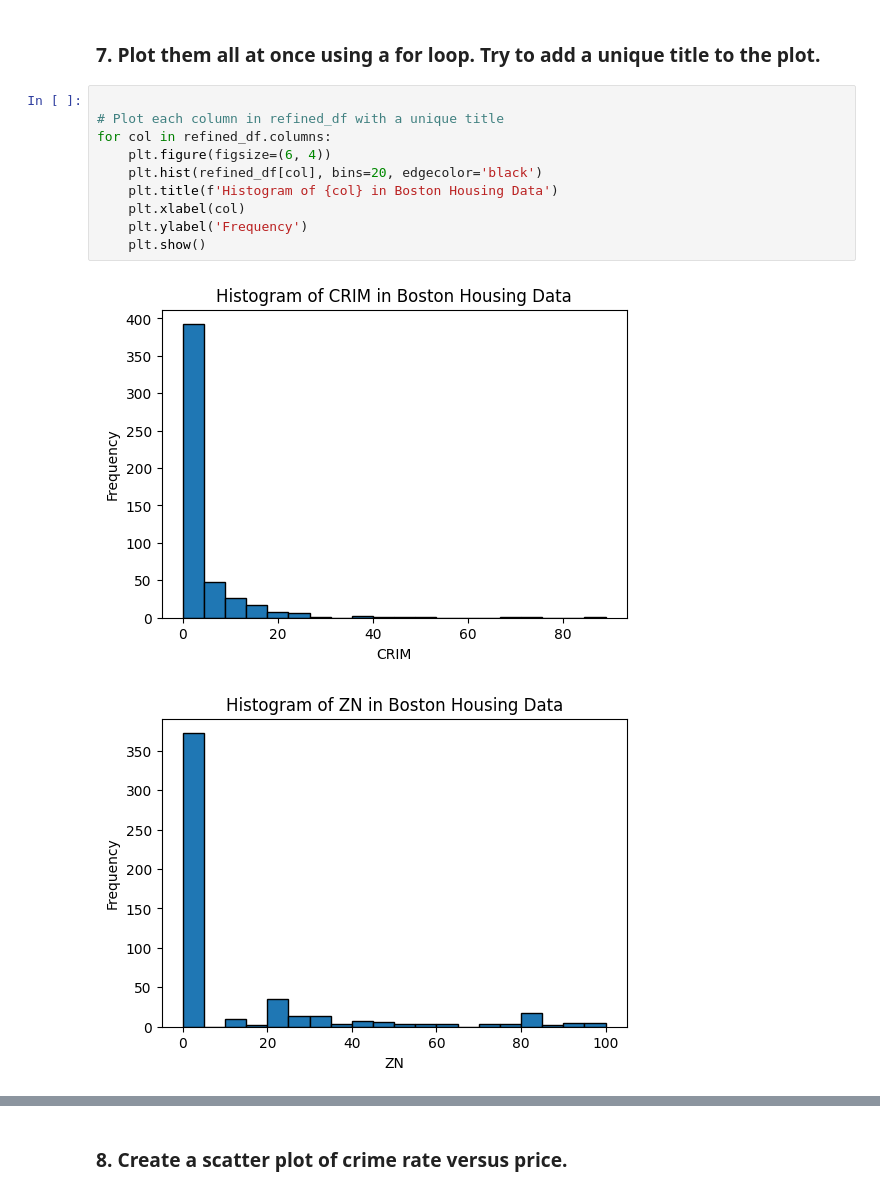
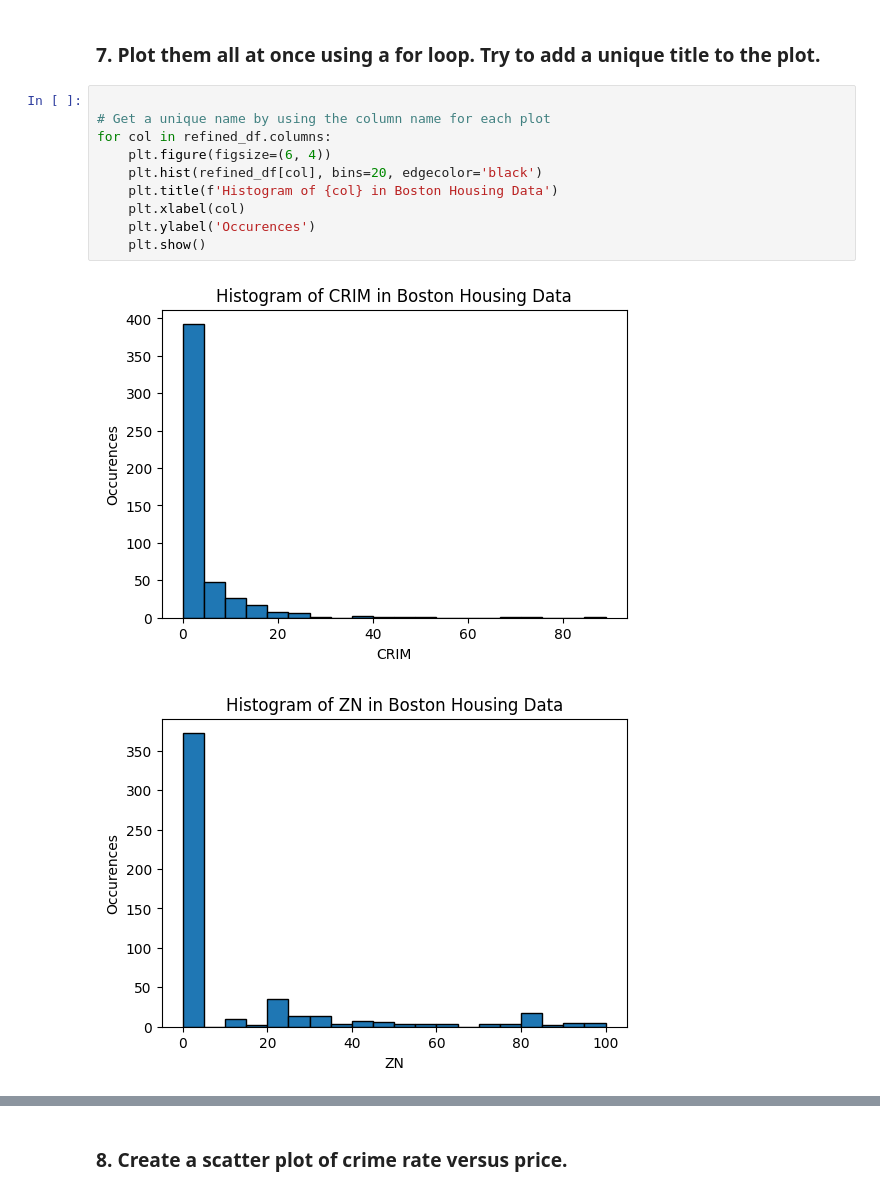
Before and after one commit to gabriel-joseph/data_science_portfolio, a Jupyter notebook: summer2025/dsc540_data_preparation/week34/week3_and_4_vance_g.ipynb, the cells around one changed output, grey strips where cells are left out. Cells and saved outputs as stored; diff of their text form.

```diff
--- a/summer2025/dsc540_data_preparation/week34/week3_and_4_vance_g.ipynb
+++ b/summer2025/dsc540_data_preparation/week34/week3_and_4_vance_g.ipynb
@@ -89,14 +91,14 @@ array([[<Axes: title={'center': 'CRIM'}>, <Axes: title={'center': 'ZN'}>,
 ### 7. Plot them all at once using a for loop. Try to add a unique title to the plot.
 # %%
 
-# Plot each column in refined_df with a unique title
+# Get a unique name by using the column name for each plot
 for col in refined_df.columns:
     plt.figure(figsize=(6, 4))
     plt.hist(refined_df[col], bins=20, edgecolor='black')
     plt.title(f'Histogram of {col} in Boston Housing Data')
     plt.xlabel(col)
-    plt.ylabel('Frequency')
+    plt.ylabel('Occurences')
     plt.show()
 # %% [output]
-[figure, old version]
+[figure, new version]
-[figure, old version]
+[figure, new version]
```
Also changed, not shown: parts of 22 cells of this notebook.
